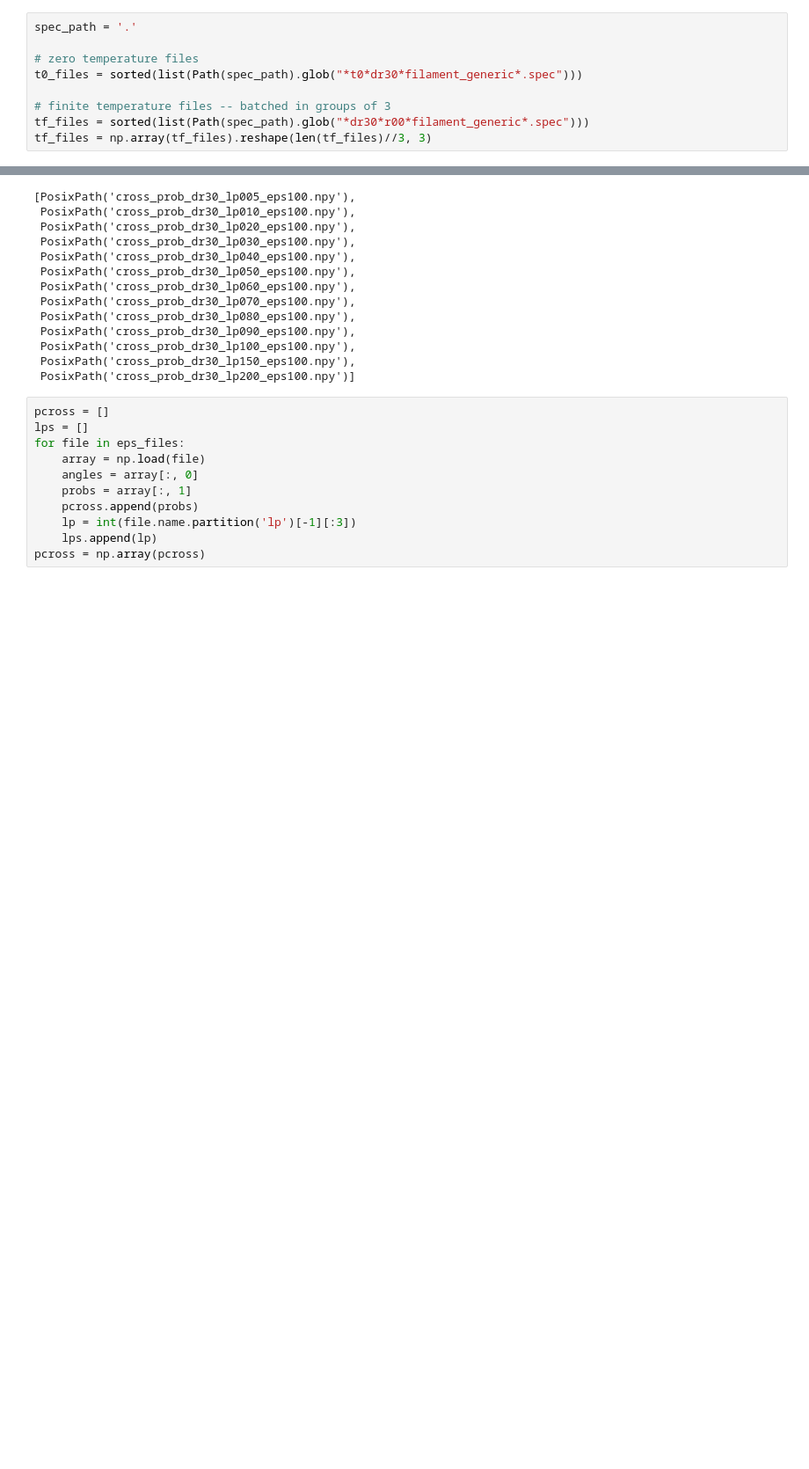
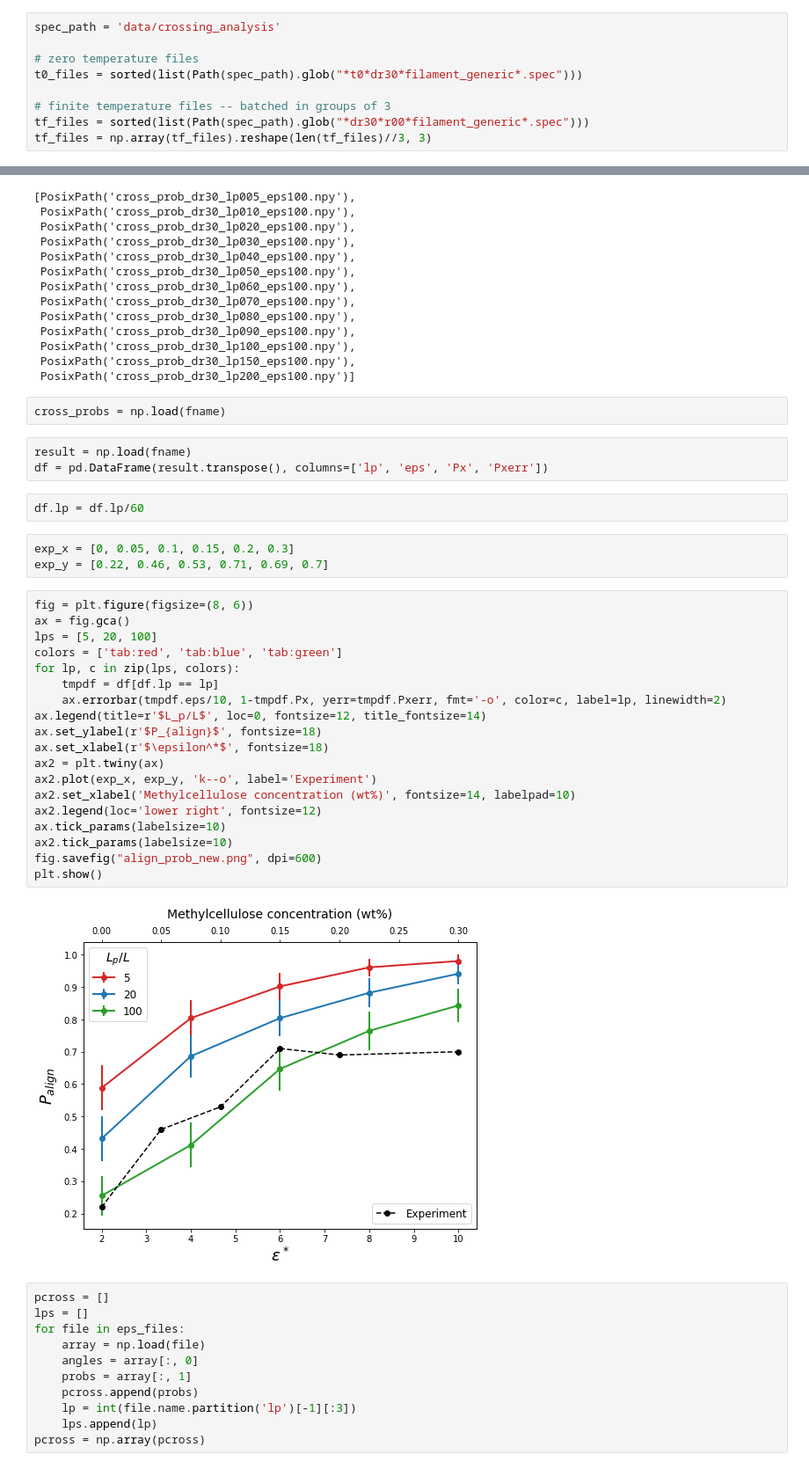
Before and after one commit to jeffmm/simcore, a Jupyter notebook: analysis/crossing_analysis.ipynb, the cells around one changed output, grey strips where cells are left out. Shown at 88% size. Saved outputs shown, nothing was run; the diff lists cells and outputs as text; blank space fills up the shorter version.

Commit message:
Update analysis notebooks, gitignore to exclude gnf outputs

```diff
--- a/analysis/crossing_analysis.ipynb
+++ b/analysis/crossing_analysis.ipynb
@@ -8,7 +8,7 @@ from importlib import reload
 import yaml
 import pandas as pd
 # %%
-spec_path = '.'
+spec_path = 'data/crossing_analysis'
 
 # zero temperature files
 t0_files = sorted(list(Path(spec_path).glob("*t0*dr30*filament_generic*.spec")))
@@ -176,6 +176,37 @@ eps_files
  PosixPath('cross_prob_dr30_lp100_eps100.npy'),
  PosixPath('cross_prob_dr30_lp150_eps100.npy'),
  PosixPath('cross_prob_dr30_lp200_eps100.npy')]
+# %%
+cross_probs = np.load(fname)
+# %%
+result = np.load(fname)
+df = pd.DataFrame(result.transpose(), columns=['lp', 'eps', 'Px', 'Pxerr'])
+# %%
+df.lp = df.lp/60
+# %%
+exp_x = [0, 0.05, 0.1, 0.15, 0.2, 0.3]
+exp_y = [0.22, 0.46, 0.53, 0.71, 0.69, 0.7]
+# %%
+fig = plt.figure(figsize=(8, 6))
+ax = fig.gca()
+lps = [5, 20, 100]
+colors = ['tab:red', 'tab:blue', 'tab:green']
+for lp, c in zip(lps, colors):
+    tmpdf = df[df.lp == lp]
+    ax.errorbar(tmpdf.eps/10, 1-tmpdf.Px, yerr=tmpdf.Pxerr, fmt='-o', color=c, label=lp, linewidth=2)
+ax.legend(title=r'$L_p/L$', loc=0, fontsize=12, title_fontsize=14)
+ax.set_ylabel(r'$P_{align}$', fontsize=18)
+ax.set_xlabel(r'$\epsilon^*$', fontsize=18)
+ax2 = plt.twiny(ax)
+ax2.plot(exp_x, exp_y, 'k--o', label='Experiment')
+ax2.set_xlabel('Methylcellulose concentration (wt%)', fontsize=14, labelpad=10)
+ax2.legend(loc='lower right', fontsize=12)
+ax.tick_params(labelsize=10)
+ax2.tick_params(labelsize=10)
+fig.savefig("align_prob_new.png", dpi=600)
+plt.show()
+# %% [output]
+[figure, added]
 # %%
 pcross = []
 lps = []
```
Also changed, not shown: parts of 1 cell of this notebook, 6 other files.
